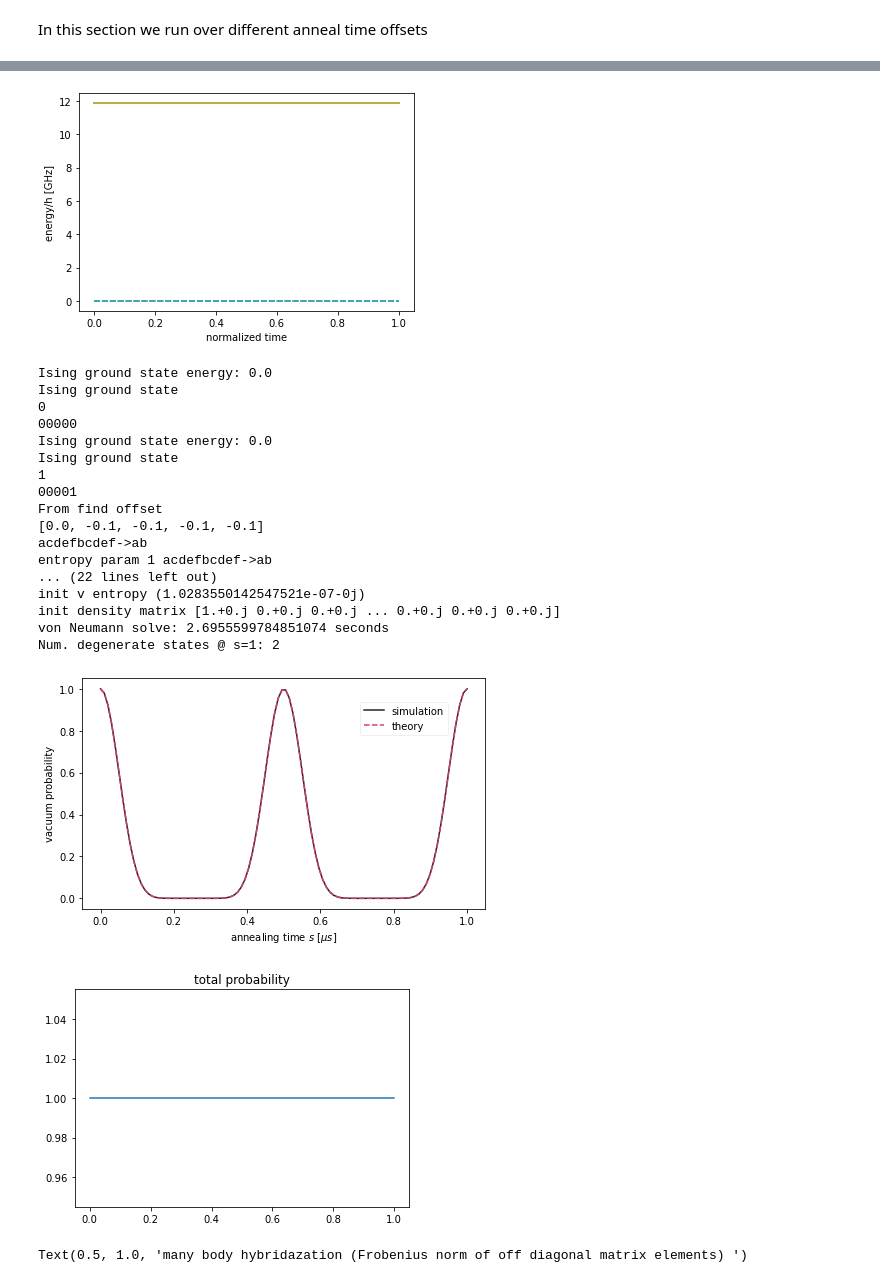
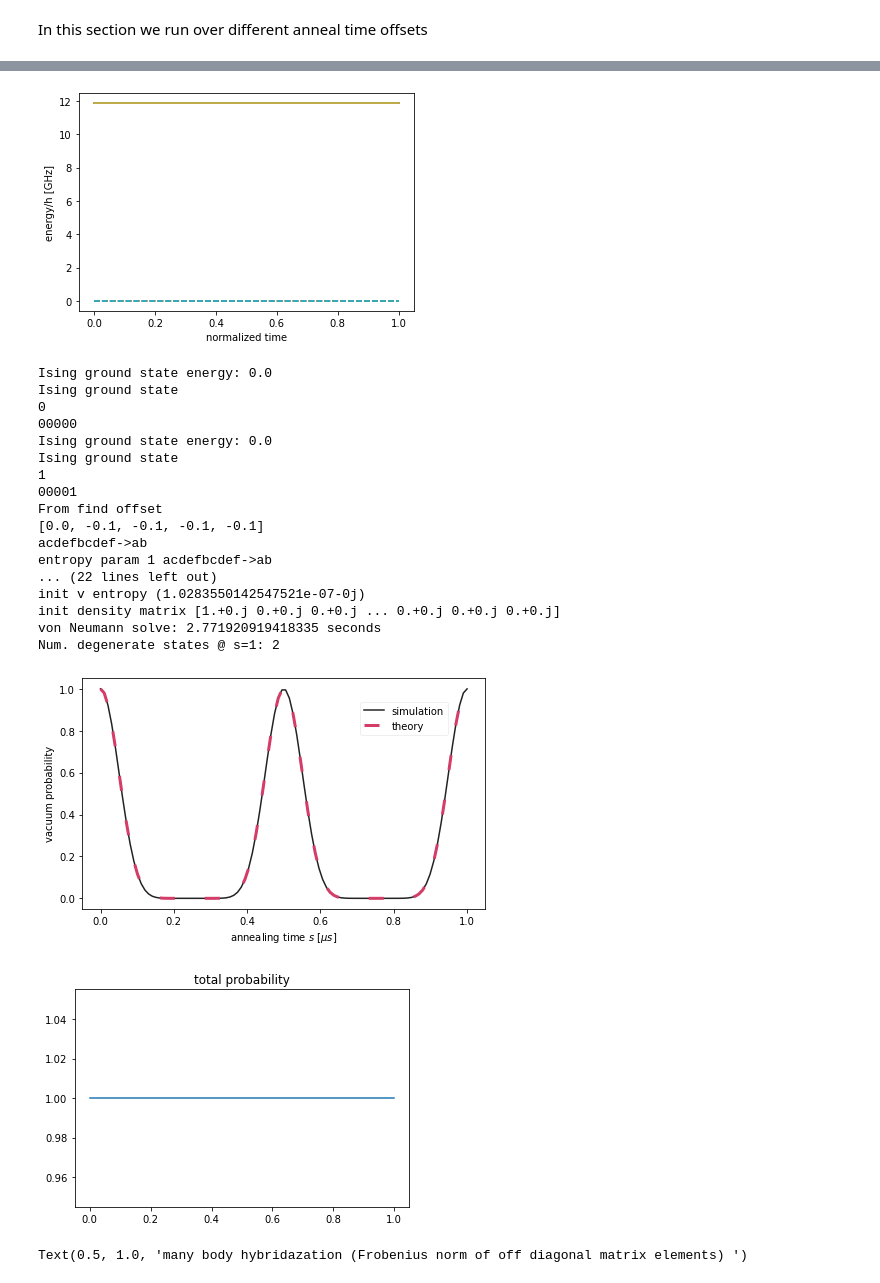
Before and after one commit to cchang5/quantum_linear_programming, a Jupyter notebook: notebooks/tdse_unittest.ipynb, the cells around one changed output, grey strips where cells are left out. Cells and saved outputs as stored; diff of their text form; code cells hidden in the pictures.

```diff
--- a/notebooks/tdse_unittest.ipynb
+++ b/notebooks/tdse_unittest.ipynb
@@ -370,7 +370,7 @@ for offset_min in offset_min_list:
         fig = plt.figure("vacuum prob", figsize=p["figsize"])
         ax = plt.axes([0.15, 0.15, 0.8, 0.8])
         ax.errorbar(x=sol.t, y=zeroprob, ls="-", color=OFFSET_MAP[0.0], label="simulation")
-        ax.errorbar(x=sol.t, y=(np.cos(2.0*np.pi*sol.t))**10, ls='--', color=OFFSET_MAP[-0.05], label="theory")
+        ax.errorbar(x=sol.t, y=(np.cos(2.0*np.pi*sol.t))**10, ls=(0, (5, 10)), lw=3, color=OFFSET_MAP[-0.05], label="theory")
         ax.legend(bbox_to_anchor=(0.9, 0.9, 0.02, 0.02), fancybox=True, shadow=False, frameon=True, framealpha=0.3)
         ax.set_xlabel("annealing time $s$ $[\mu s]$", p["textargs"])
         ax.set_ylabel("vacuum probability", p["textargs"])
@@ -466,22 +466,22 @@ Init TDSE: 0.02222895622253418 seconds
 [figure]
 Ising ground state energy: 0.0
 Ising ground state
 0
 00000
 Ising ground state energy: 0.0
 Ising ground state
 1
 00001
 From find offset
 [0.0, -0.1, -0.1, -0.1, -0.1]
 acdefbcdef->ab
 entropy param 1 acdefbcdef->ab
 ... (22 lines left out)
 init v entropy (1.0283550142547521e-07-0j)
 init density matrix [1.+0.j 0.+0.j 0.+0.j ... 0.+0.j 0.+0.j 0.+0.j]
-von Neumann solve: 2.6955599784851074 seconds
+von Neumann solve: 2.771920919418335 seconds
 Num. degenerate states @ s=1: 2
-[figure, old version]
+[figure, new version]
 [figure]
 # %%
 
```
Also changed, not shown: parts of 1 cell of this notebook, 10 other files.
